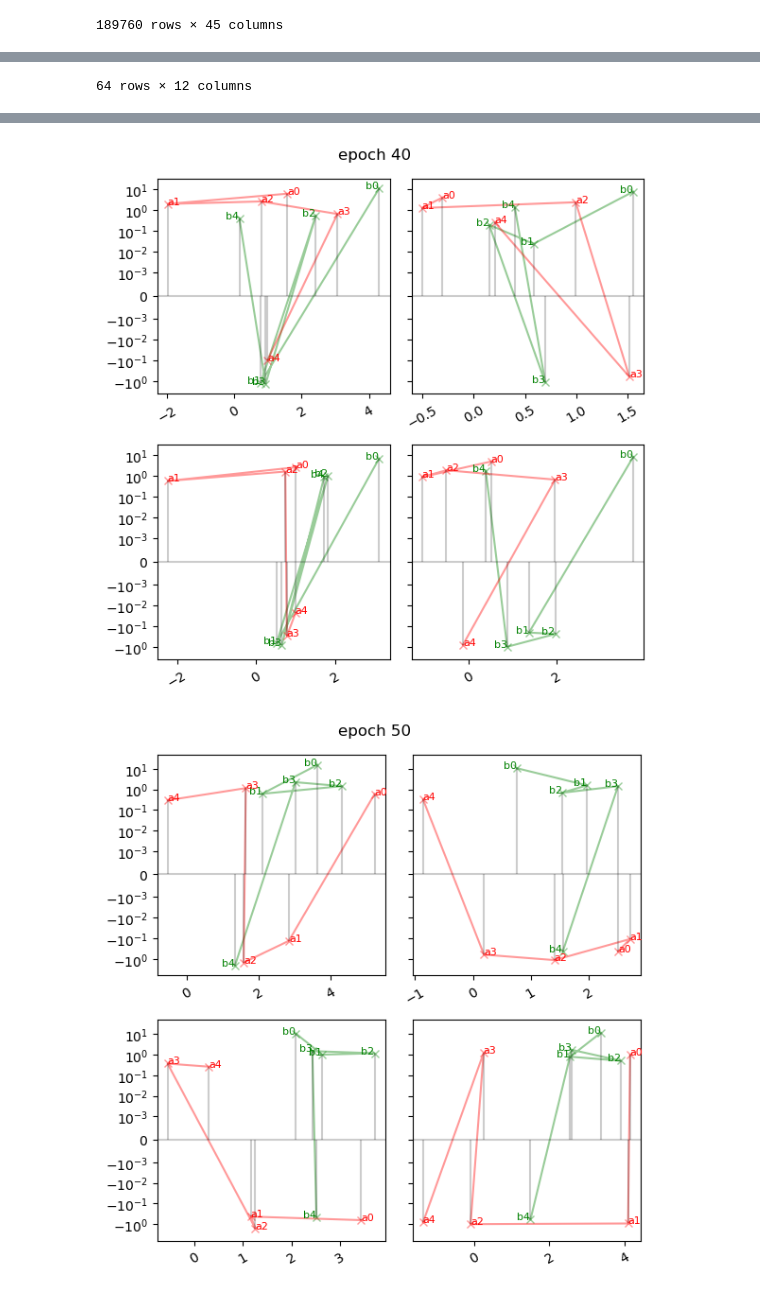
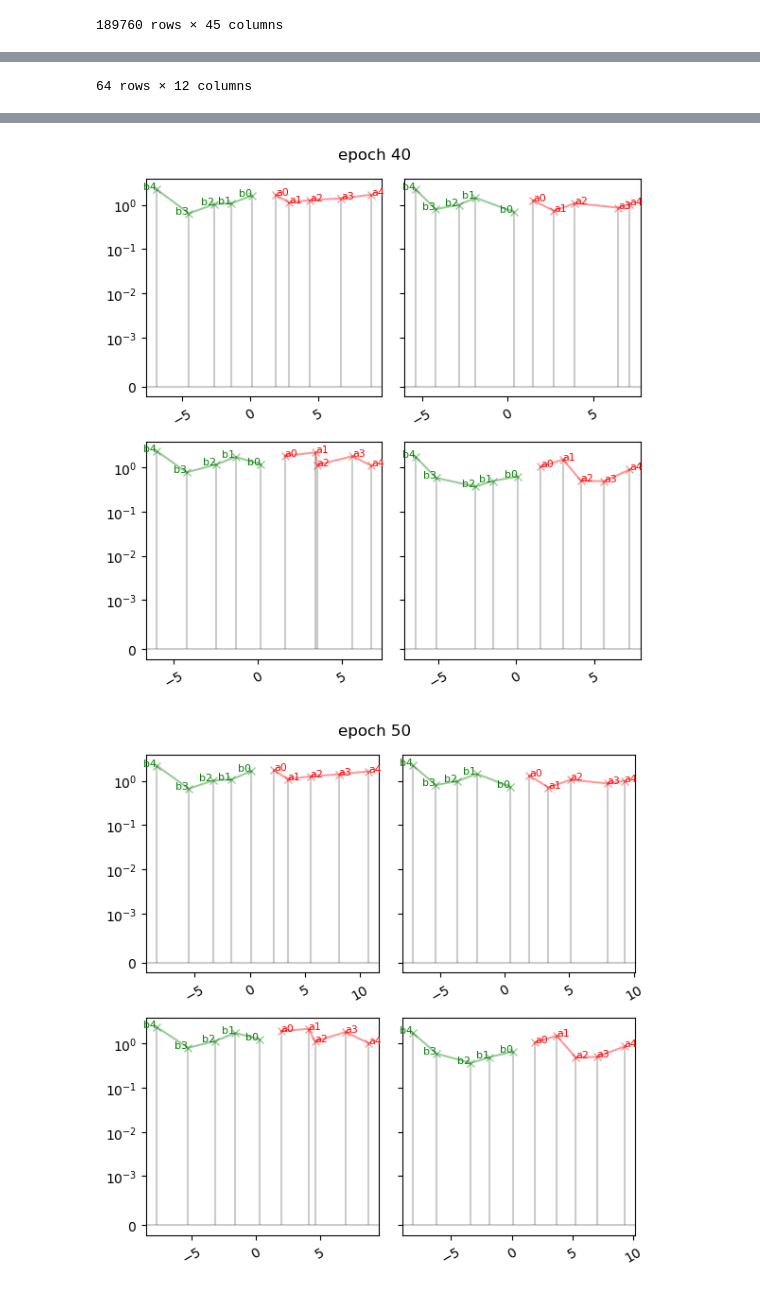
Before and after one commit to JiaShengg/DSA5204-Group-9, a Jupyter notebook: lob_gan.ipynb, the cells around one changed output, grey strips where cells are left out. Cells and saved outputs as stored; diff of their text form; code cells hidden in the pictures.

Commit message:
Update structure to allow feature matching configs to be searched

```diff
--- a/lob_gan.ipynb
+++ b/lob_gan.ipynb
@@ -67,5 +72,5 @@ Wall time: 519 ms
 # %%
-gan = ImprovedGAN(RAW_DATA, Configs(fm_multiplier=0.0))
+gan = ImprovedGAN(RAW_DATA, Configs(fm_multiplier=0.5))
 outputs = gan.train()
 plot_training_history(outputs.metrics)
 plot_lobs(outputs.lobs)
@@ -93,2 +98,2 @@ plot_training_history
-[figure, old version]
+[figure, new version]
-[figure, old version]
+[figure, new version]
```
Also changed, not shown: parts of 6 cells of this notebook, 1 other file.
